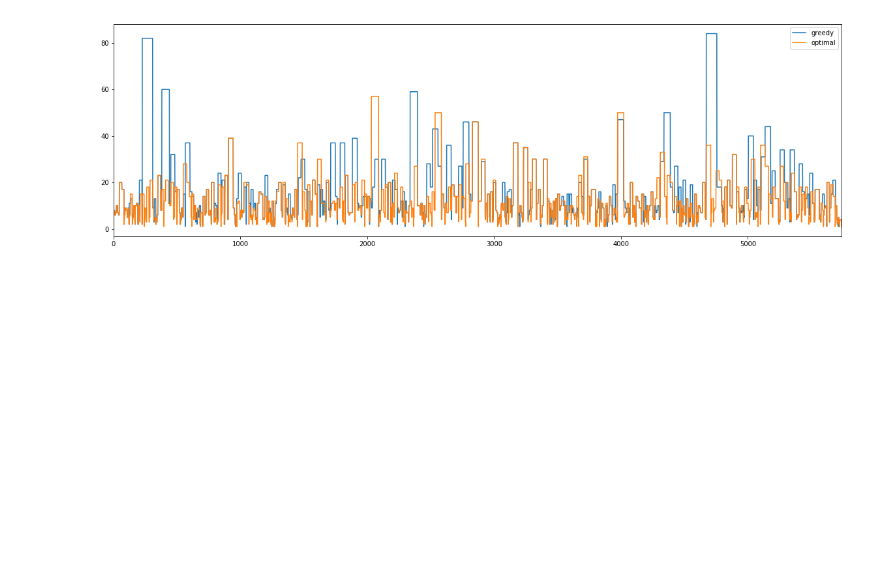
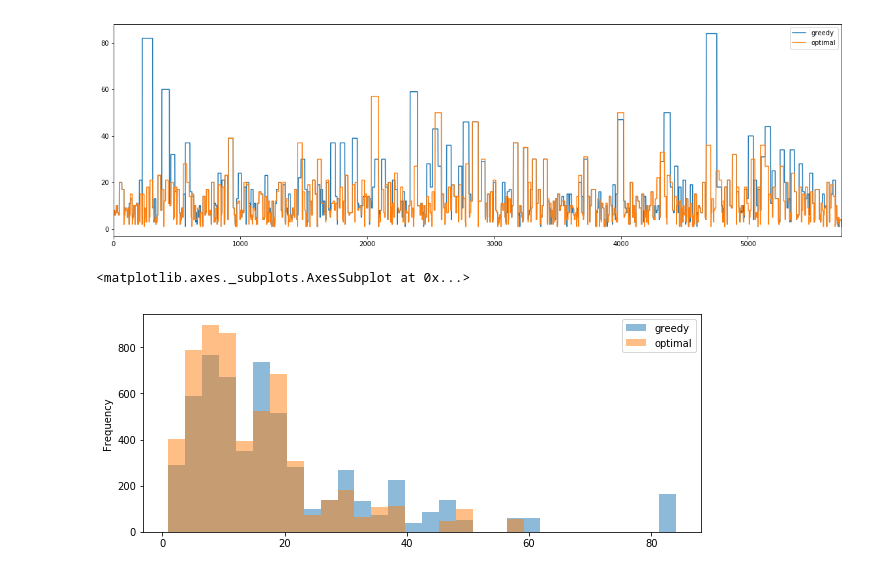
Before and after one commit to chschock/textsplit, a Jupyter notebook: notebooks/HowTo.ipynb, the cells around one changed output. Saved outputs shown, nothing was run; the diff lists cells and outputs as text; code cells hidden in the pictures; blank space fills up the shorter version.

Commit message:
add hist plot

```diff
--- a/notebooks/HowTo.ipynb
+++ b/notebooks/HowTo.ipynb
@@ -75,3 +75,8 @@ CPU times: user 104 ms, sys: 4 ms, total: 108 ms
 Wall time: 109 ms
 <matplotlib.axes._subplots.AxesSubplot at 0x...>
 [figure]
+# %%
+df.plot.hist(bins=30, alpha=0.5, figsize=(10,4))
+# %% [output]
+<matplotlib.axes._subplots.AxesSubplot at 0x...>
+[figure, added]
```
